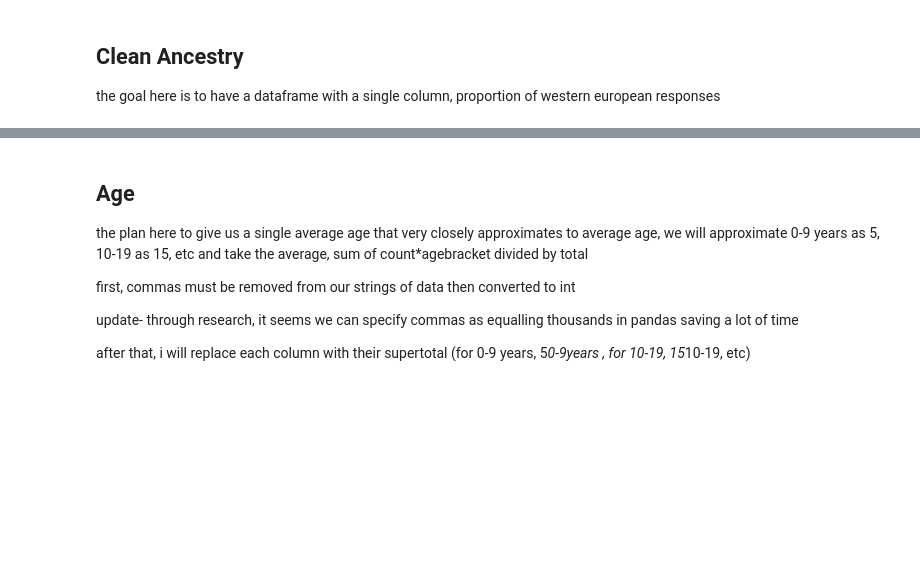
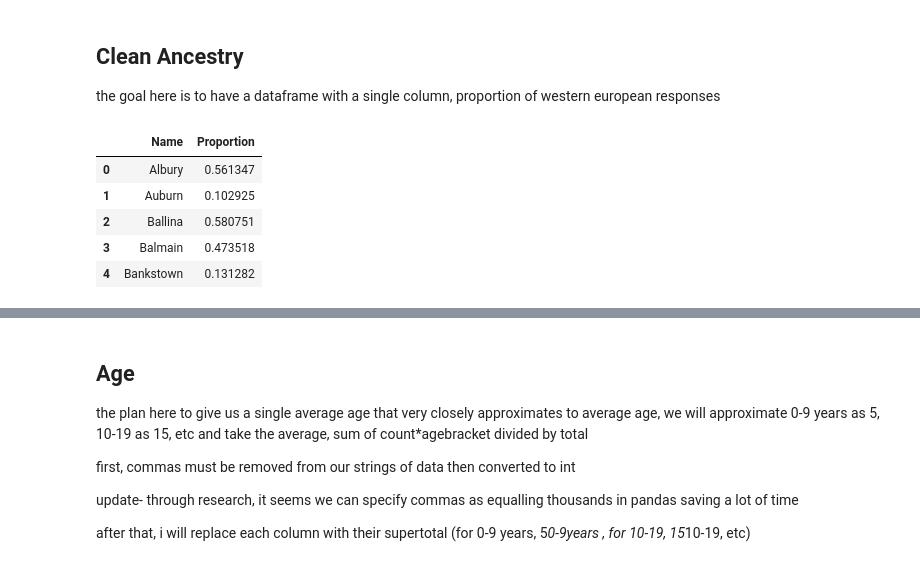
Before and after one commit to garyliu427/data-science-project-2019, a Jupyter notebook: Group Assignment Working notebook.ipynb, the cells around one changed output, grey strips where cells are left out. Saved outputs shown, nothing was run; the diff lists cells and outputs as text; code cells hidden in the pictures; blank space fills up the shorter version.

```diff
--- a/Group Assignment Working notebook.ipynb
+++ b/Group Assignment Working notebook.ipynb
@@ -34,2 +17,20 @@ Ancestry['Proportion'] = Ancestry['NewEuropean']/Ancestry['Total']
 # %%
+Ancestry=pd.read_csv('Unclean Data/Ancestry 1st Response - Unclean.csv')
+Ancestry = Ancestry.drop(columns="Unnamed: 13")
+Ancestry = Ancestry.drop(columns="Unnamed: 14")
+Ancestry = Ancestry.drop(Ancestry.index[95])
+Ancestry['NewEuropean'] = Ancestry['North-West European'].str.replace(',', '')
+Ancestry['NewEuropean'] = Ancestry['NewEuropean'].astype(int)
+Ancestry['Total'] = Ancestry['Total'].str.replace(',', '')
+Ancestry['Total'] = Ancestry['Total'].astype(int)
+Ancestry['Proportion'] = Ancestry['NewEuropean']/Ancestry['Total']
 Ancestry=Ancestry.drop(['Oceanian','North-West European','Southern and Eastern European','North African and Middle Eastern','South-East Asian','North-East Asian','Southern and Central Asian','Peoples of the Americas','Sub-Saharan African','Supplementary codes','Not stated','Total','NewEuropean'],axis=1)
+Ancestry = Ancestry.drop([93,94],axis=0)
+Ancestry.head()
+# %% [output]
+|  | Name | Proportion |
+| 0 | Albury | 0.561347 |
+| 1 | Auburn | 0.102925 |
+| 2 | Ballina | 0.580751 |
+| 3 | Balmain | 0.473518 |
+| 4 | Bankstown | 0.131282 |
```
Also changed, not shown: parts of 59 cells of this notebook.
